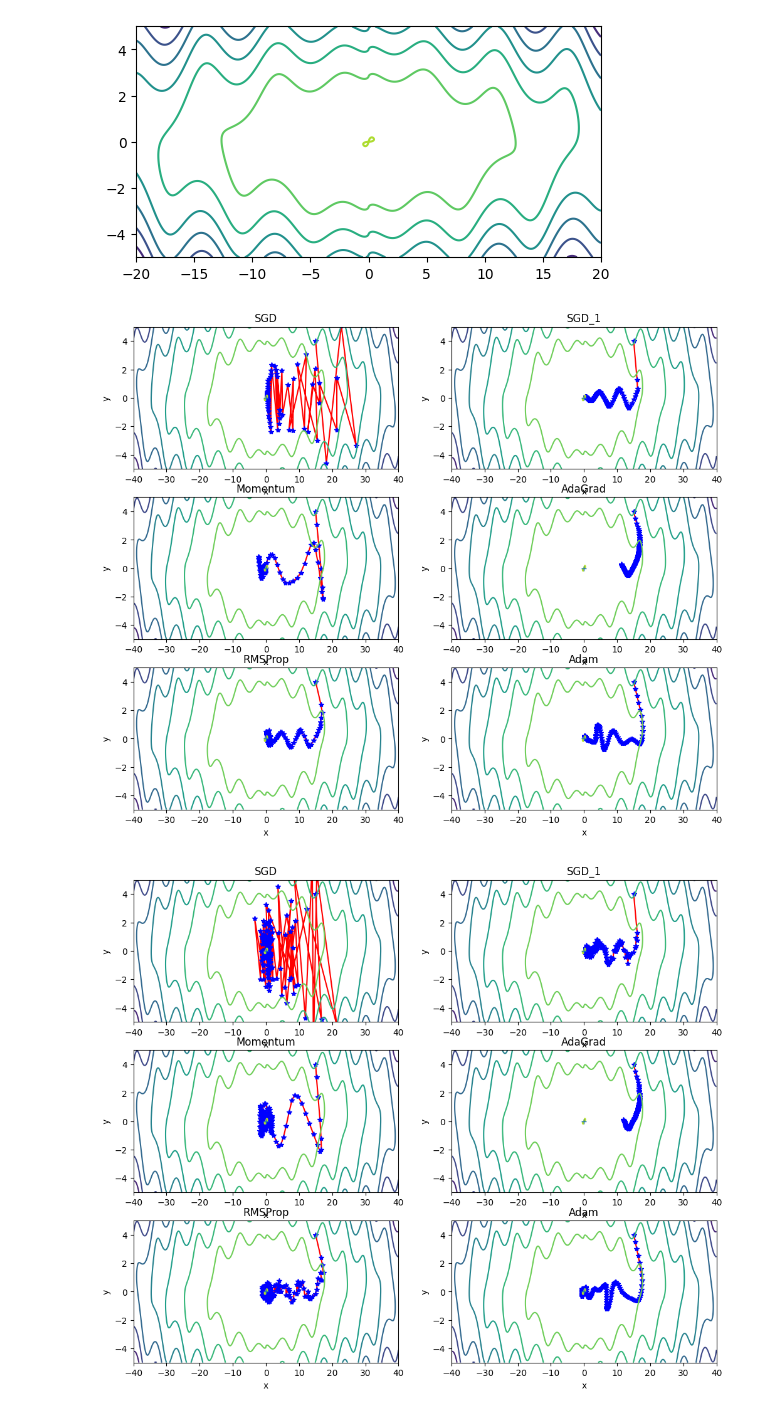
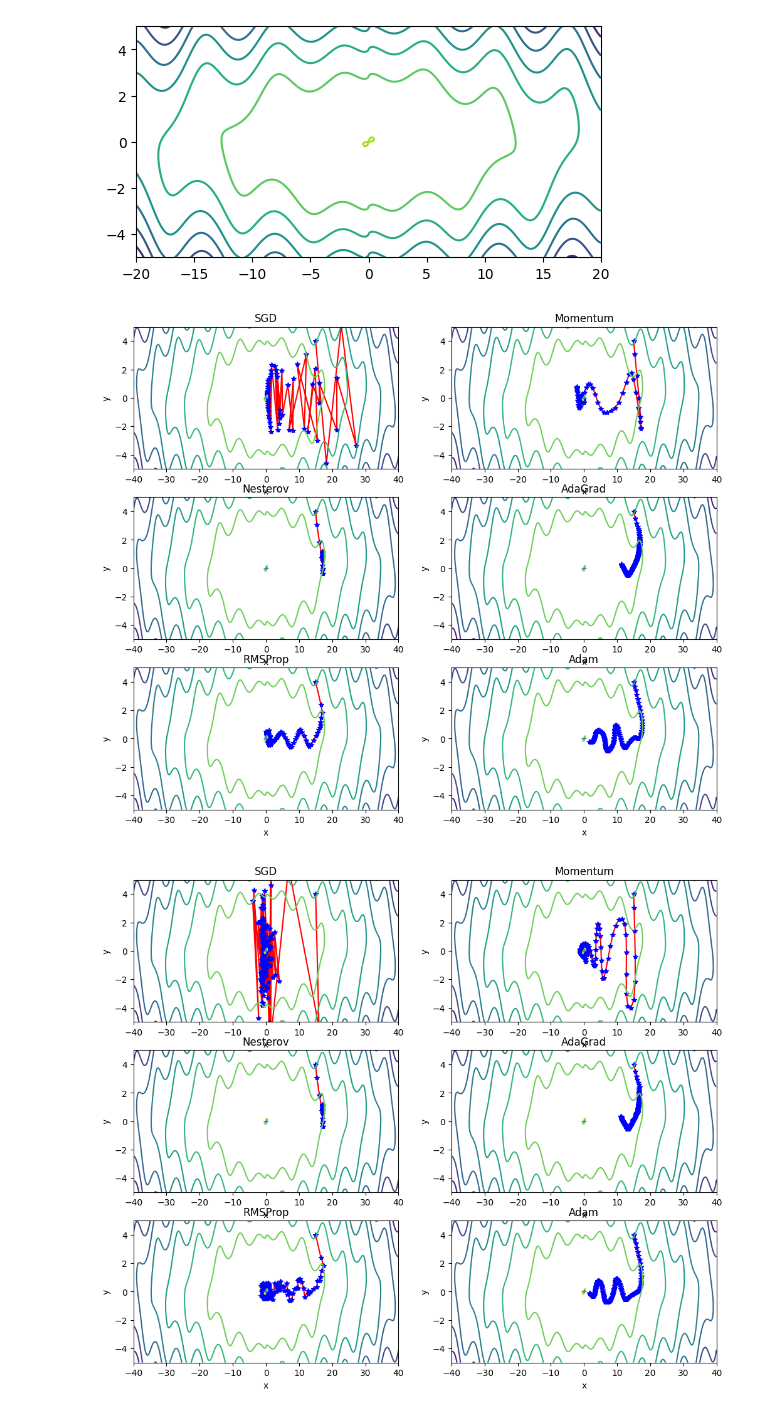
Before and after one commit to clionelove123/Machine_Learning, a Jupyter notebook: ML_Chap_09_Optimizer.ipynb, the cells around one changed output. Saved outputs shown, nothing was run; the diff lists cells and outputs as text; code cells hidden in the pictures.

```diff
--- a/ML_Chap_09_Optimizer.ipynb
+++ b/ML_Chap_09_Optimizer.ipynb
@@ -37,6 +37,30 @@ class Momentum:
         for key in params.keys():
             self.v[key] = self.momentum*self.v[key] - self.lr*grads[key]
             params[key] += self.v[key]
+# %%
+class Nesterov:
+
+    def __init__(self, lr=0.01, momentum=0.9):
+        self.lr = lr #η
+        self.momentum = momentum #α
+        self.v = None
+
+    def update(self, params, grads):
+        params_temp = {}
+        params_temp['x'], params_temp['y'] = init_pos[0], init_pos[1]
+        grads_temp = {}
+        grads_temp['x'], grads_temp['y'] = 0, 0
+	# update()가 처음 호출될 때 v에 매개변수와 같은 구조의 데이터를 딕셔너리 변수로 저장
+        if self.v is None:
+            self.v = {}
+            for key, val in params.items():
+                self.v[key] = np.zeros_like(val)
+
+        for key in params.keys():
+            params_temp[key] = params[key] + self.v[key]
+            grads_temp['x'], grads_temp['y'] = df(params_temp['x'], params_temp['y'])
+            self.v[key] = self.momentum*self.v[key] - self.lr*grads_temp[key]
+            params[key] += self.v[key]
 # %%
 class AdaGrad:
 
@@ -122,13 +235,14 @@ grads['x'], grads['y'] = 0, 0
 
 optimizers = OrderedDict()
 optimizers["SGD"] = SGD(lr=0.95)
-optimizers["SGD_1"] = SGD(lr=0.6)
 optimizers["Momentum"] = Momentum(lr=0.1)
+optimizers["Nesterov"] = Nesterov(lr=0.1)
 optimizers["AdaGrad"] = AdaGrad(lr=0.5)
 optimizers["RMSProp"] = RMSprop(lr=0.5, decay_rate = 0.9)
 optimizers["Adam"] = Adam(lr=0.3)
 
 idx = 1
+noise_mag=1.0;
 
 plt.figure(figsize=(12,10))
 
@@ -138,11 +252,11 @@ for key in optimizers:
     y_history = []
     params['x'], params['y'] = init_pos[0], init_pos[1]
 
-    for i in range(30):
+    for i in range(100):
         x_history.append(params['x'])
         y_history.append(params['y'])
-
-        grads['x'], grads['y'] = df(params['x'], params['y'])
+        noise=np.random.rand(2)*noise_mag-noise_mag*0.5
+        grads['x'], grads['y'] = df(params['x']+noise[0], params['y']+noise[1])
         optimizer.update(params, grads)
 
 
@@ -280,11 +325,11 @@ grads['x'], grads['y'] = 0, 0
 
 optimizers = OrderedDict()
 optimizers["SGD"] = SGD(lr=0.95)
-optimizers["SGD_1"] = SGD(lr=0.3)
 optimizers["Momentum"] = Momentum(lr=0.1)
+optimizers["Nesterov"] = Nesterov(lr=0.1)
 optimizers["AdaGrad"] = AdaGrad(lr=0.5)
 optimizers["RMSProp"] = RMSprop(lr=0.5, decay_rate = 0.9)
-optimizers["Adam"] = Adam(lr=0.5)
+optimizers["Adam"] = Adam(lr=0.3)
 
 idx = 1
 noise_mag=0.0;
@@ -333,7 +378,7 @@ for key in optimizers:
 
 plt.show()
 # %% [output]
-[figure, old version]
+[figure, new version]
 # %%
 init_pos = (15.0, 4.0)
 params = {}
@@ -343,11 +388,11 @@ grads['x'], grads['y'] = 0, 0
 
 optimizers = OrderedDict()
 optimizers["SGD"] = SGD(lr=0.95)
-optimizers["SGD_1"] = SGD(lr=0.3)
 optimizers["Momentum"] = Momentum(lr=0.1)
+optimizers["Nesterov"] = Nesterov(lr=0.1)
 optimizers["AdaGrad"] = AdaGrad(lr=0.5)
 optimizers["RMSProp"] = RMSprop(lr=0.5, decay_rate = 0.9)
-optimizers["Adam"] = Adam(lr=0.5)
+optimizers["Adam"] = Adam(lr=0.3)
 
 idx = 1
 noise_mag=1.0;
@@ -369,31 +414,31 @@ for key in optimizers:
         optimizer.update(params, grads)
 
 
     x = np.arange(-40, 40, 0.01)
     y = np.arange(-5, 5, 0.01)
 
     X, Y = np.meshgrid(x, y)
     Z = f(X, Y)
 
     # 외곽선 단순화
     mask = Z > 7
     Z[mask] = 0
 
     # 그래프 그리기
     plt.subplot(3, 2, idx)
     idx += 1
     plt.plot(x_history, y_history, '-', color="red")
     plt.plot(x_history, y_history, '*', color="blue")
     plt.contour(X, Y, Z)
     plt.ylim(-5, 5)
     plt.xlim(-40, 40)
     plt.plot(0, 0, '+')
     #colorbar()
     #spring()
     plt.title(key)
     plt.xlabel("x")
     plt.ylabel("y")
 
 plt.show()
 # %% [output]
-[figure, old version]
+[figure, new version]
```
Also changed, not shown: parts of 4 cells of this notebook.
